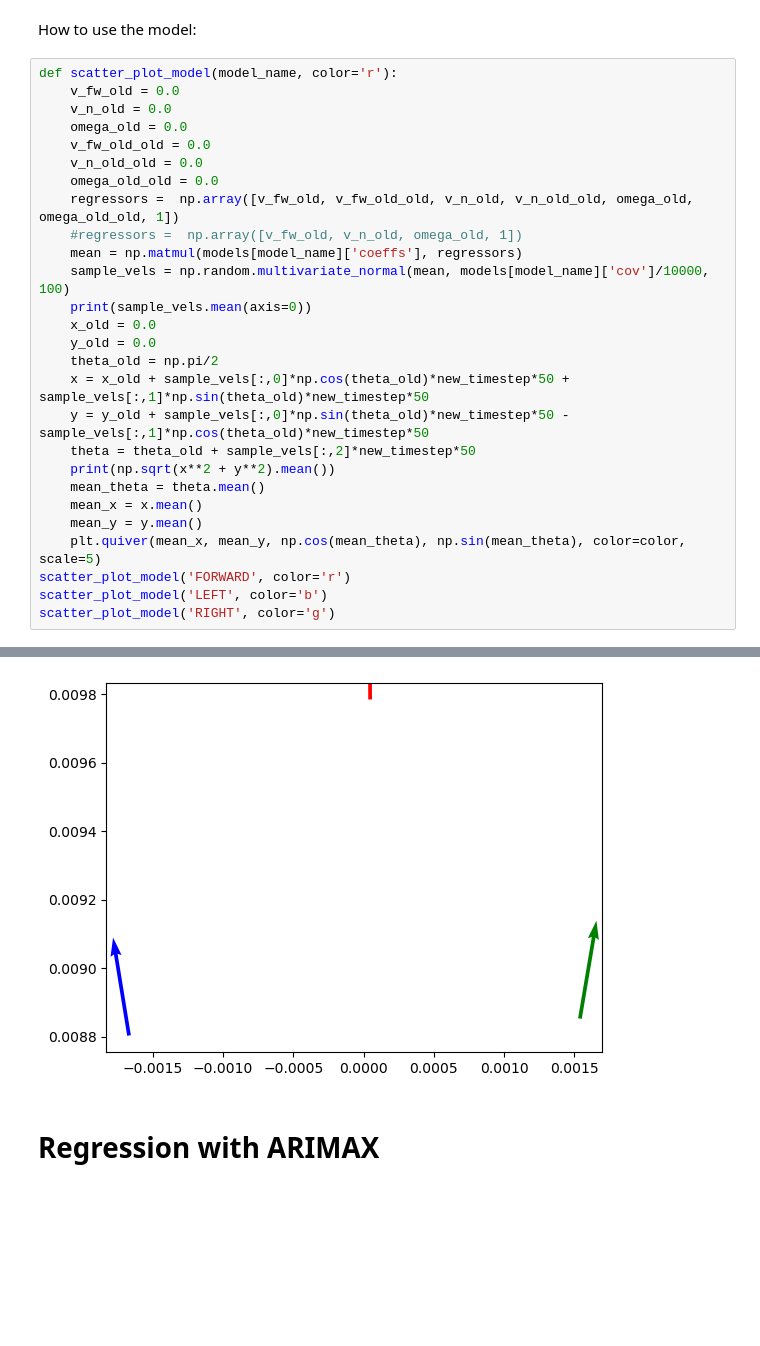
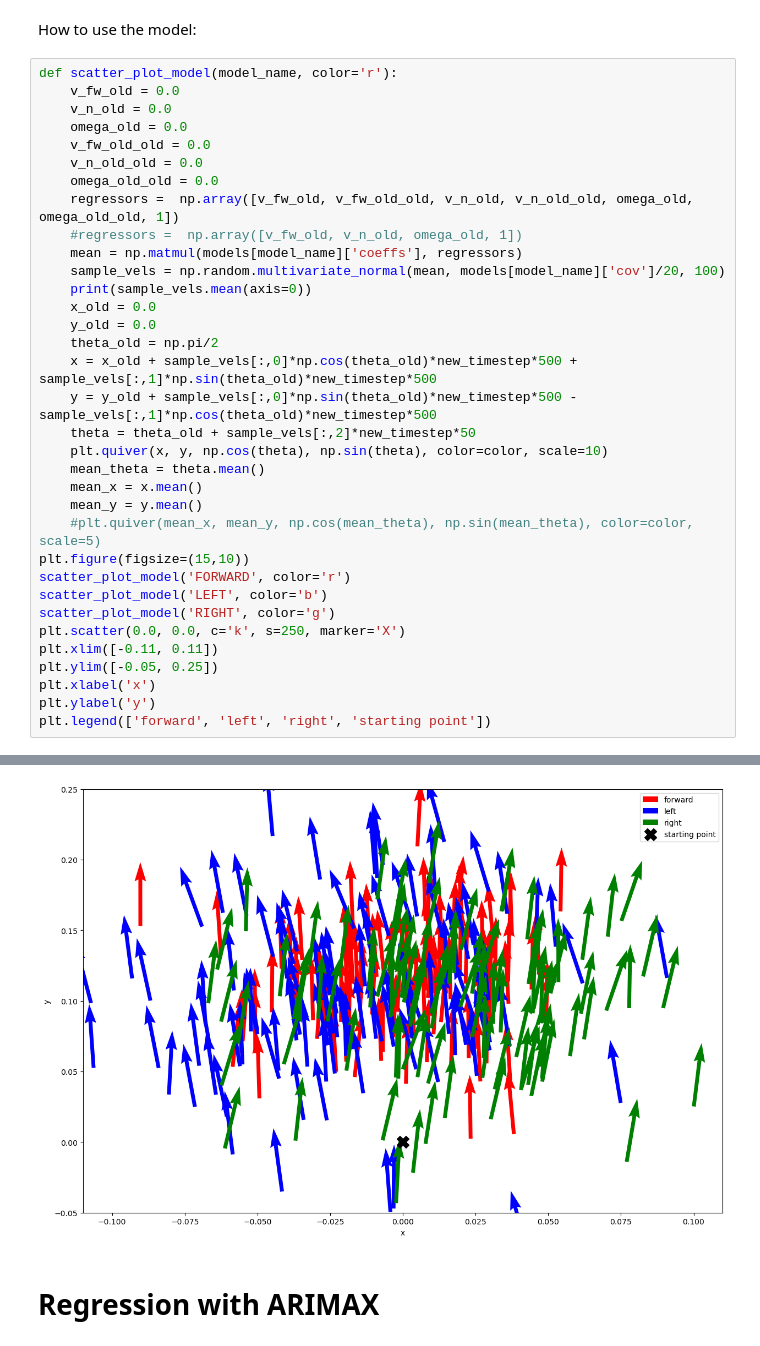
Before and after one commit to AntoSave/mujoco_mpc, a Jupyter notebook: tuning/teleop_data_analysis.ipynb, the cells around one changed output, grey strips where cells are left out. Drawn from its saved outputs; the diff is of its cells as text; blank space fills up the shorter version.

Commit message:
[ADD] visualization

```diff
--- a/tuning/teleop_data_analysis.ipynb
+++ b/tuning/teleop_data_analysis.ipynb
@@ -808,20 +829,27 @@ def scatter_plot_model(model_name, color='r'):
     regressors =  np.array([v_fw_old, v_fw_old_old, v_n_old, v_n_old_old, omega_old, omega_old_old, 1])
     #regressors =  np.array([v_fw_old, v_n_old, omega_old, 1])
     mean = np.matmul(models[model_name]['coeffs'], regressors)
-    sample_vels = np.random.multivariate_normal(mean, models[model_name]['cov']/10000, 100)
+    sample_vels = np.random.multivariate_normal(mean, models[model_name]['cov']/20, 100)
     print(sample_vels.mean(axis=0))
     x_old = 0.0
     y_old = 0.0
     theta_old = np.pi/2
-    x = x_old + sample_vels[:,0]*np.cos(theta_old)*new_timestep*50 + sample_vels[:,1]*np.sin(theta_old)*new_timestep*50
-    y = y_old + sample_vels[:,0]*np.sin(theta_old)*new_timestep*50 - sample_vels[:,1]*np.cos(theta_old)*new_timestep*50
+    x = x_old + sample_vels[:,0]*np.cos(theta_old)*new_timestep*500 + sample_vels[:,1]*np.sin(theta_old)*new_timestep*500
+    y = y_old + sample_vels[:,0]*np.sin(theta_old)*new_timestep*500 - sample_vels[:,1]*np.cos(theta_old)*new_timestep*500
     theta = theta_old + sample_vels[:,2]*new_timestep*50
-    print(np.sqrt(x**2 + y**2).mean())
+    plt.quiver(x, y, np.cos(theta), np.sin(theta), color=color, scale=10)
     mean_theta = theta.mean()
     mean_x = x.mean()
     mean_y = y.mean()
-    plt.quiver(mean_x, mean_y, np.cos(mean_theta), np.sin(mean_theta), color=color, scale=5)
+    #plt.quiver(mean_x, mean_y, np.cos(mean_theta), np.sin(mean_theta), color=color, scale=5)
+plt.figure(figsize=(15,10))
 scatter_plot_model('FORWARD', color='r')
 scatter_plot_model('LEFT', color='b')
 scatter_plot_model('RIGHT', color='g')
+plt.scatter(0.0, 0.0, c='k', s=250, marker='X')
+plt.xlim([-0.11, 0.11])
+plt.ylim([-0.05, 0.25])
+plt.xlabel('x')
+plt.ylabel('y')
+plt.legend(['forward', 'left', 'right', 'starting point'])
 # %% [output]
@@ -834,4 +860,4 @@ scatter_plot_model('RIGHT', color='g')
-[figure, old version]
+[figure, new version]
 # %% [markdown]
 # Regression with ARIMAX
 # %%
```
Also changed, not shown: parts of 7 cells of this notebook.
